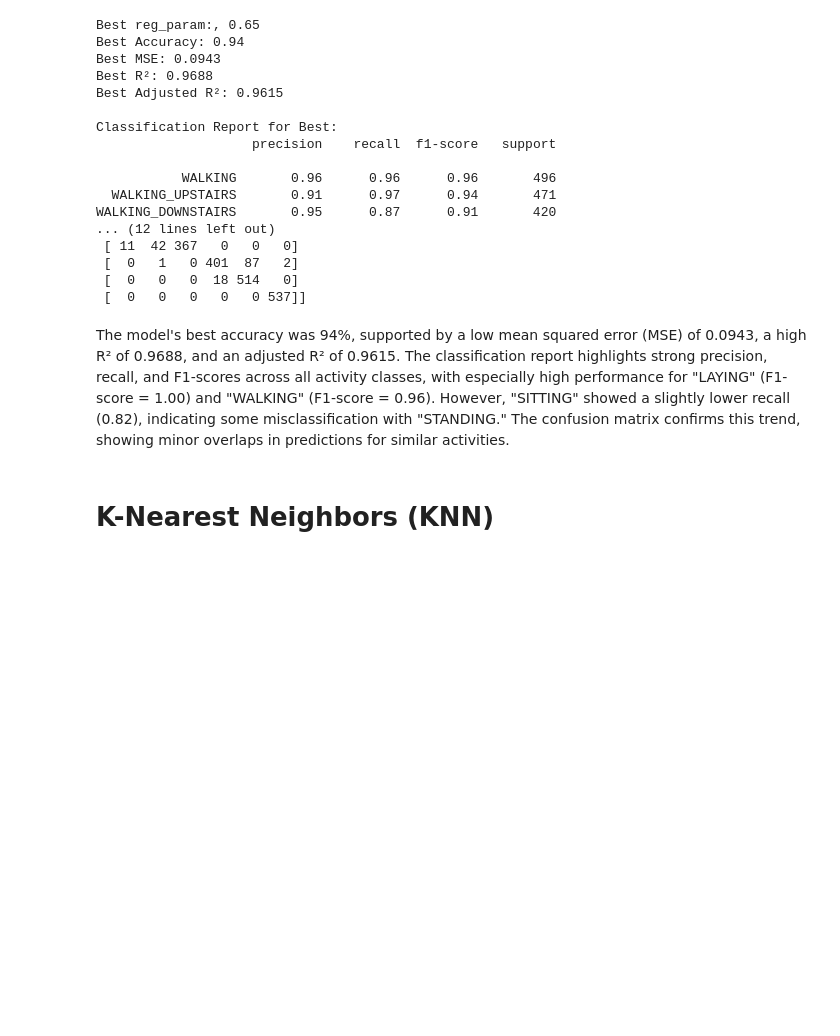
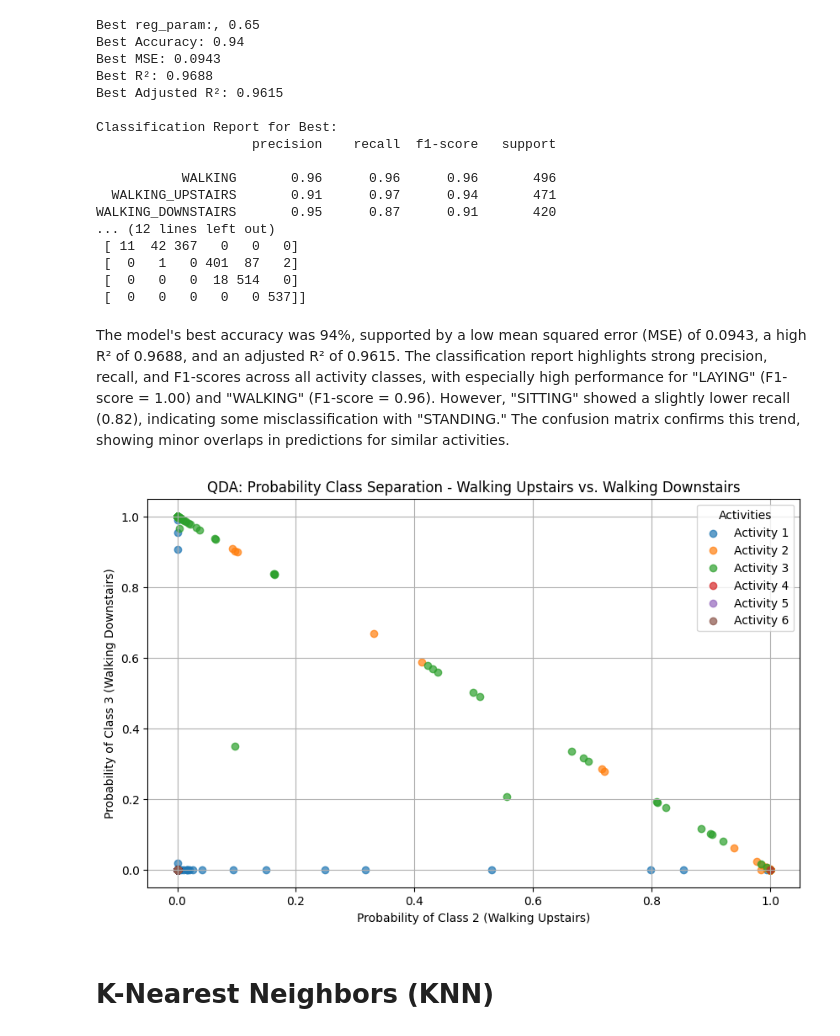
Before and after one commit to DATASCI-415-Group-6/ModelsForHAR, a Jupyter notebook: DATASCI_415_Final_Project.ipynb, the cells around one changed output. Cells and saved outputs as stored; diff of their text form; code cells hidden in the pictures; blank space fills up the shorter version.

```diff
--- a/DATASCI_415_Final_Project.ipynb
+++ b/DATASCI_415_Final_Project.ipynb
@@ -242,6 +242,34 @@ WALKING_DOWNSTAIRS       0.95      0.87      0.91       420
  [  0   0   0   0   0 537]]
 # %% [markdown]
 The model's best accuracy was 94%, supported by a low mean squared error (MSE) of 0.0943, a high R² of 0.9688, and an adjusted R² of 0.9615. The classification report highlights strong precision, recall, and F1-scores across all activity classes, with especially high performance for "LAYING" (F1-score = 1.00) and "WALKING" (F1-score = 0.96). However, "SITTING" showed a slightly lower recall (0.82), indicating some misclassification with "STANDING." The confusion matrix confirms this trend, showing minor overlaps in predictions for similar activities.
+# %%
+qda_train_probs = best_model.predict_proba(X_train_scaled)
+qda_test_probs = best_model.predict_proba(X_test_scaled)
+
+# Select two dimensions for visualization
+qda_train_dim1 = qda_train_probs[:, 1]  # Probabilities for the second class (Walking Upstairs)
+qda_train_dim2 = qda_train_probs[:, 2]  # Probabilities for the third class (Walking Downstairs)
+
+# Create the scatter plot
+plt.figure(figsize=(10, 6))
+for label in np.unique(y_train):
+    mask = (y_train == label)
+    plt.scatter(
+        qda_train_dim1[mask],
+        qda_train_dim2[mask],
+        label=f"Activity {label}",
+        alpha=0.7
+    )
+
+# Set plot title and labels
+plt.title("QDA: Probability Class Separation - Walking Upstairs vs. Walking Downstairs")
+plt.xlabel("Probability of Class 2 (Walking Upstairs)")
+plt.ylabel("Probability of Class 3 (Walking Downstairs)")
+plt.legend(loc="best", title="Activities")
+plt.grid(True)
+plt.show()
+# %% [output]
+[figure, added]
 # %% [markdown]
 # K-Nearest Neighbors (KNN)
 # %% [markdown]
```
Also changed, not shown: parts of 9 cells of this notebook.
